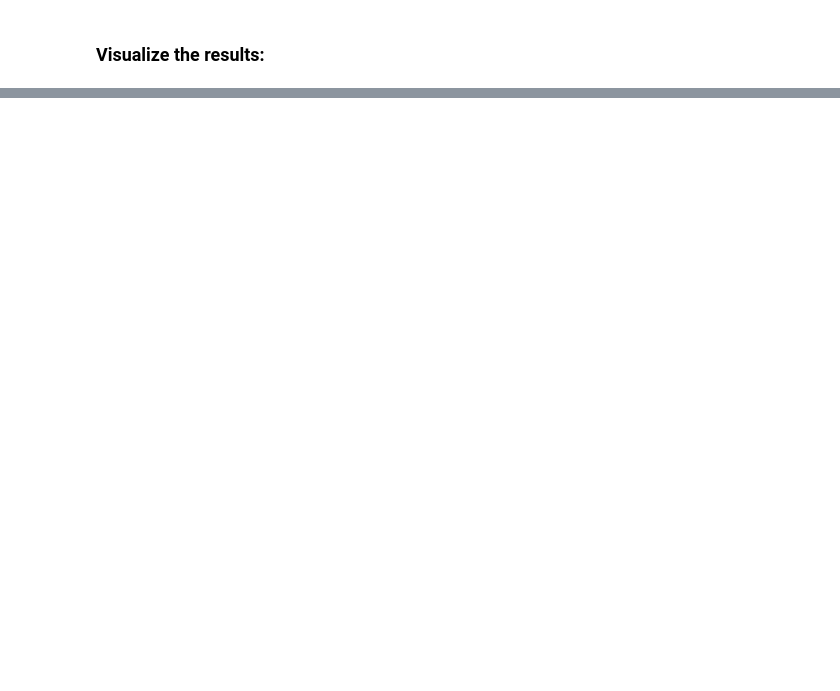
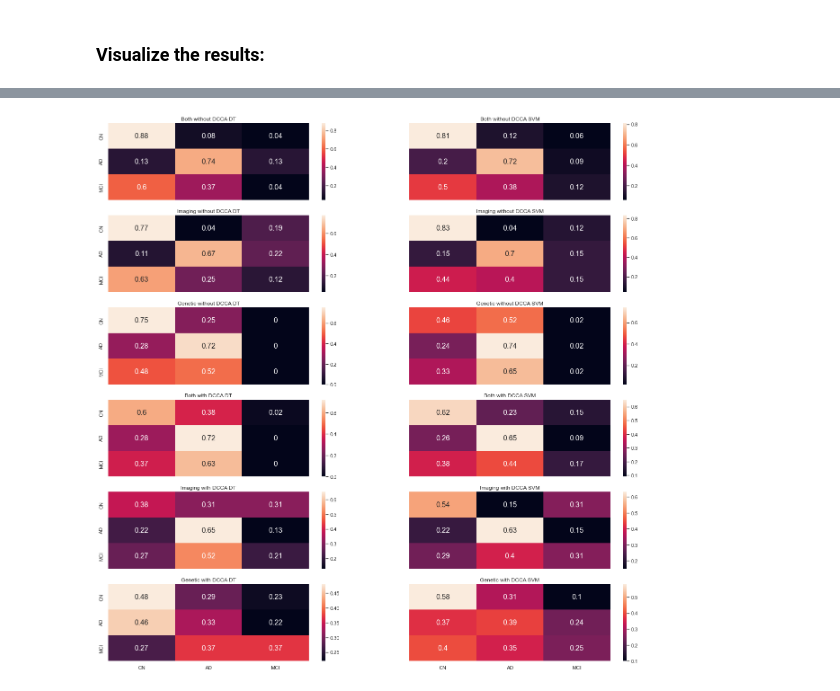
Before and after one commit to georgeaidinis/Dissertation, a Jupyter notebook: DeepCCA Model/ADNI Classification Bagging.ipynb, the cells around one changed output, grey strips where cells are left out. Saved outputs shown, nothing was run; the diff lists cells and outputs as text; code cells hidden in the pictures; blank space fills up the shorter version.

```diff
--- a/DeepCCA Model/ADNI Classification Bagging.ipynb
+++ b/DeepCCA Model/ADNI Classification Bagging.ipynb
@@ -465,0 +395,20 @@ confusion_matrices(Confusion_Matrices, names, n_rows=2, n_cols=3)
+# %%
+# Scale the data:
+scaler = preprocessing.StandardScaler()
+lr_data_scaled = scaler.fit_transform(lr_data[MRI_columns])
+lr_data[MRI_columns] = lr_data_scaled
+
+# Balance the data through Undersampling - Use the same indexes as the LR Data:
+lr_data = lr_data.loc[lr_data['PTID'].isin(lr_data['PTID'])]
+
+lr_data_usampled = undersample(lr_data)
+lr_data_usampled = lr_data_usampled.sort_values('PTID', ascending=True)
+lr_data_usampled.reset_index(drop=True, inplace=True)
+
+print(lr_data_usampled['Diagnosis_nearest_2.0'].value_counts())
+print(lr_data_usampled.shape)
+lr_data_usampled.head(10)
+
+lr_data = lr_data_usampled
+print(lr_data.shape)
+lr_data.head()
@@ -465,0 +429,21 @@ confusion_matrices(Confusion_Matrices, names, n_rows=2, n_cols=3)
+# %%
+# Scale the data:
+scaler = preprocessing.StandardScaler()
+dcca_data_scaled = scaler.fit_transform(dcca_data[imaging_labels])
+dcca_data[imaging_labels] = dcca_data_scaled
+
+
+# Balance the data through Undersampling - Use the same indexes as the LR Data:
+dcca_data = dcca_data.loc[dcca_data['PTID'].isin(lr_data['PTID'])]
+
+dcca_data_usampled = undersample(dcca_data)
+dcca_data_usampled = dcca_data_usampled.sort_values('PTID', ascending=True)
+dcca_data_usampled.reset_index(drop=True, inplace=True)
+
+print(dcca_data_usampled['Diagnosis_nearest_2.0'].value_counts())
+print(dcca_data_usampled.shape)
+dcca_data_usampled.head(10)
+
+dcca_data = dcca_data_usampled
+print(dcca_data.shape)
+dcca_data.head(10)
@@ -465,0 +694,4 @@ confusion_matrices(Confusion_Matrices, names, n_rows=2, n_cols=3)
+# %%
+confusion_matrices(Confusion_Matrices, names, n_rows=6, n_cols=2)
+# %% [output]
+[figure, added]
```
Also changed, not shown: parts of 19 cells of this notebook, 5 other files.
